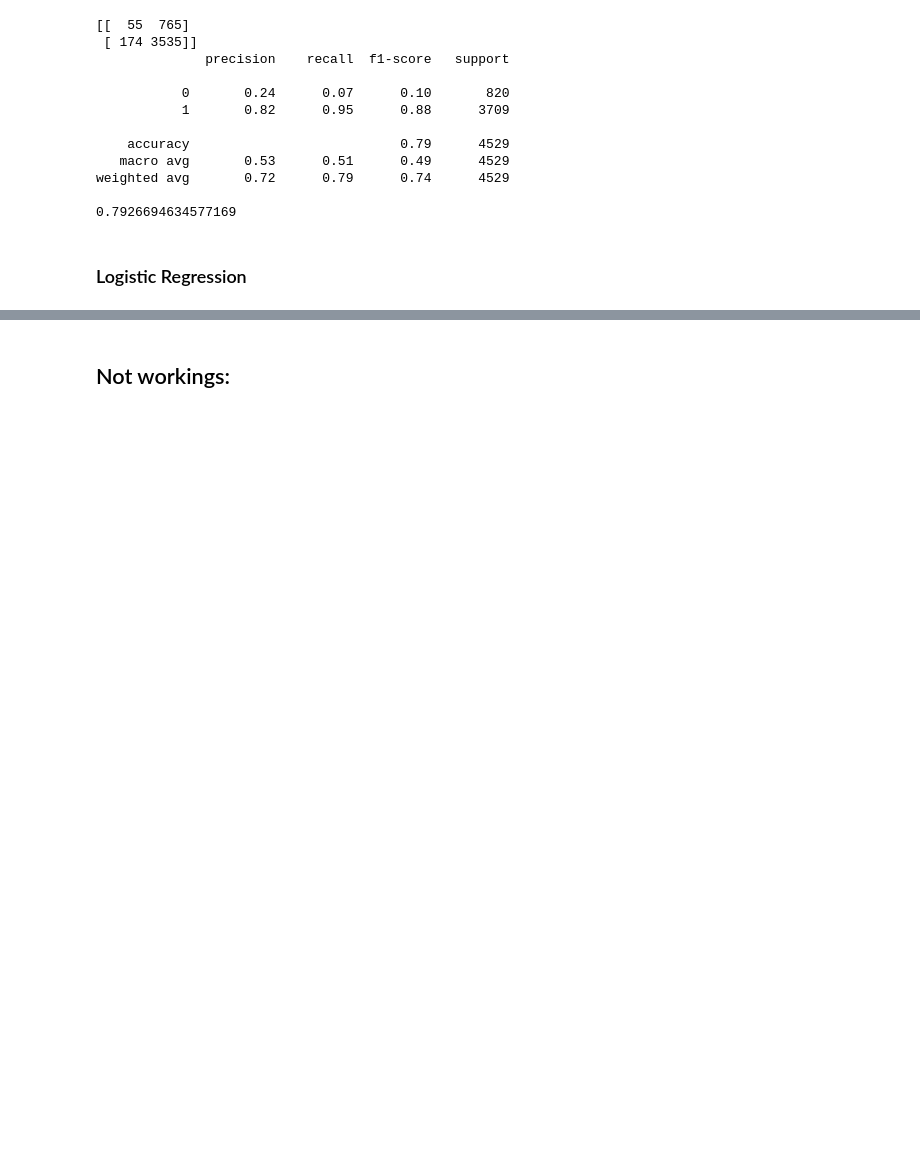
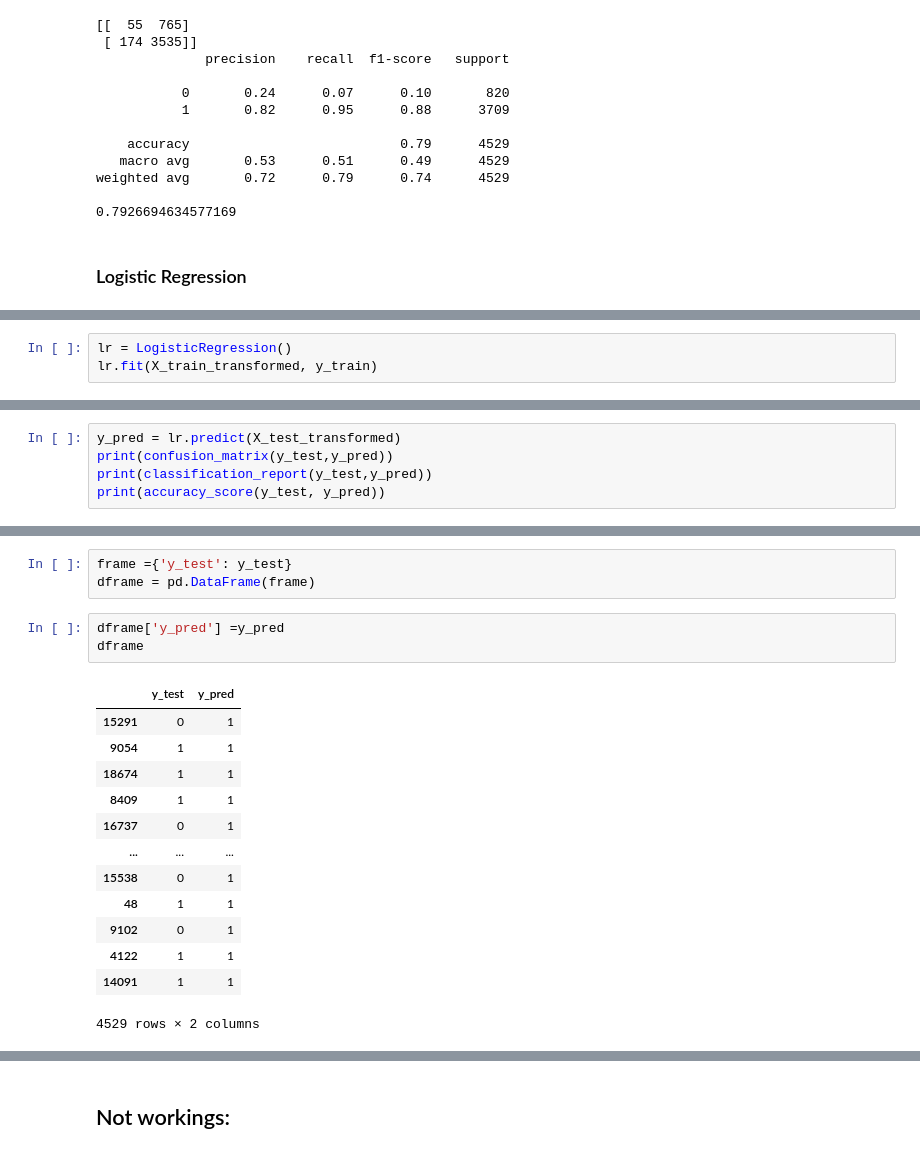
Before and after one commit to baharbiazar/E_Commerce_Reviews_Sentiment_Analysis, a Jupyter notebook: e_commerce_sentiment_analysis.ipynb, the cells around one changed output, grey strips where cells are left out. Cells and saved outputs as stored; diff of their text form; blank space fills up the shorter version.

```diff
--- a/e_commerce_sentiment_analysis.ipynb
+++ b/e_commerce_sentiment_analysis.ipynb
@@ -480,0 +544,3 @@ weighted avg       0.72      0.79      0.74      4529
+# %%
+lr = LogisticRegression()
+lr.fit(X_train_transformed, y_train)
@@ -480,0 +553,5 @@ weighted avg       0.72      0.79      0.74      4529
+# %%
+y_pred = lr.predict(X_test_transformed)
+print(confusion_matrix(y_test,y_pred))
+print(classification_report(y_test,y_pred))
+print(accuracy_score(y_test, y_pred))
@@ -480,0 +625,20 @@ weighted avg       0.72      0.79      0.74      4529
+# %%
+frame ={'y_test': y_test}
+dframe = pd.DataFrame(frame)
+# %%
+dframe['y_pred'] =y_pred
+dframe
+# %% [output]
+|  | y_test | y_pred |
+| 15291 | 0 | 1 |
+| 9054 | 1 | 1 |
+| 18674 | 1 | 1 |
+| 8409 | 1 | 1 |
+| 16737 | 0 | 1 |
+| ... | ... | ... |
+| 15538 | 0 | 1 |
+| 48 | 1 | 1 |
+| 9102 | 0 | 1 |
+| 4122 | 1 | 1 |
+| 14091 | 1 | 1 |
+4529 rows × 2 columns
```
Also changed, not shown: parts of 24 cells of this notebook, 2 other files.
